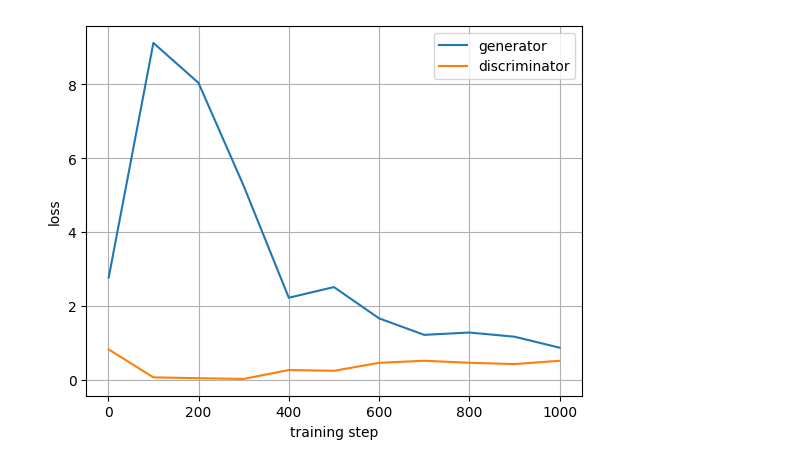
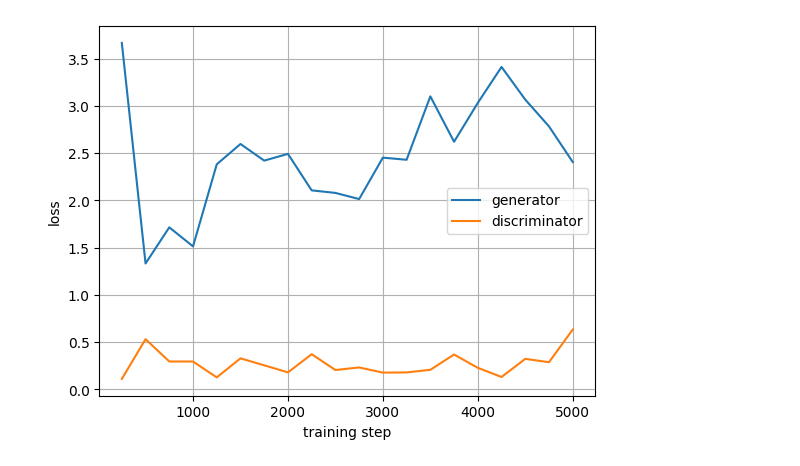
Before and after one commit to callum-lawson/egt-lab, a Jupyter notebook: gan/gan_basic.ipynb, the cells around one changed output. Drawn from its saved outputs; the diff is of its cells as text; code cells hidden in the pictures.

```diff
--- a/gan/gan_basic.ipynb
+++ b/gan/gan_basic.ipynb
@@ -320,10 +350,11 @@ def run_training_gan(
 # %%
-def setup_gan_training(optimizer, key=jax.random.key(0)):
+def setup_gan_training(optimizer, key, latent_dim):
     N_PIXELS = 784
     N_HIDDEN_LAYER = 128
     N_BINARY_CATEGORIES = 1
 
-    layer_sizes_generator = [N_PIXELS, N_HIDDEN_LAYER, N_PIXELS]
+    # Generator maps from latent space (latent_dim) to image space (N_PIXELS)
+    layer_sizes_generator = [latent_dim, N_HIDDEN_LAYER, N_PIXELS]
     layer_sizes_discriminator = [N_PIXELS, N_HIDDEN_LAYER, N_BINARY_CATEGORIES]
 
     g_key, d_key = jax.random.split(key)
@@ -356,6 +384,8 @@ def train_gan(
     n_steps=10**3,
     steps_per_save=100,
     key=jax.random.key(0),
+    batch_size: int = 128,
+    latent_dim: int = 64,
     ):
     experiment_name = make_experiment_name(optimizer)
     checkpoint_manager = initialise_checkpoint_manager(experiment_name)
@@ -363,6 +393,7 @@ def train_gan(
     generator_training_state, discriminator_training_state, key = setup_gan_training(
         optimizer=optimizer,
         key=key,
+        latent_dim=latent_dim,
     )
 
     generator_training_state, discriminator_training_state, key = run_training_gan(
@@ -373,5 +404,7 @@ def train_gan(
         key=key,
         steps_per_save=steps_per_save,
         checkpoint_manager=checkpoint_manager,
+        batch_size=batch_size,
+        latent_dim=latent_dim,
     )
     return generator_training_state, discriminator_training_state, key
@@ -380,10 +416,18 @@ train_data = prepare_data(mnist_data["train"], subsample_size=10**4)
 test_data = prepare_data(mnist_data["test"], subsample_size=10**3)
 # %%
 learning_rate = 1e-3
+batch_size = 128
+latent_dim = 64
+n_steps = 5_000
+steps_per_save = 250
+
 optimizer = optax.adam(learning_rate)
 generator_training_state, discriminator_training_state, key = train_gan(
     train_data,
     optimizer,
-    n_steps=10**3,
+    n_steps=n_steps,
+    steps_per_save=steps_per_save,
     key=jax.random.key(0),
+    batch_size=batch_size,
+    latent_dim=latent_dim,
 )
@@ -445,12 +466,19 @@ import optax
 import orbax.checkpoint as ocp
 import matplotlib.pyplot as plt
 
-# Same optimizer as training
+# Same hyperparameters as training
 learning_rate = 1e-3
+batch_size = 128
+latent_dim = 64
+
 optimizer = optax.adam(learning_rate)
 
 # Recreate template TrainStates (only used as structure for restore)
-gen_tmpl, disc_tmpl, key = setup_gan_training(optimizer, key=jax.random.key(0))
+gen_tmpl, disc_tmpl, key = setup_gan_training(
+    optimizer,
+    key=jax.random.key(0),
+    latent_dim=latent_dim,
+)
 
 experiment_name = make_experiment_name(optimizer)
 ckpt_manager = initialise_checkpoint_manager(experiment_name)
@@ -461,7 +508,7 @@ steps
 # %%
 g_losses, d_losses = [], []
 
-real_images = train_data["image"]          # or a subset for speed
+real_images = train_data["image"]  # or a subset for speed
 
 for step in steps:
     restored = ckpt_manager.restore(
@@ -476,36 +523,41 @@ for step in steps:
     # Use a fixed key so comparison across steps is fair
     key = jax.random.key(0)
     key, z_key = jax.random.split(key)
-    z_vectors = jax.random.normal(z_key, real_images.shape)
+
+    # Latent batch: (N, latent_dim), matching generator input
+    z_vectors = jax.random.normal(
+        z_key,
+        (real_images.shape[0], latent_dim),
+    )
 
     g_loss = calculate_generator_loss(
         gen_state.params,
         disc_state.params,
         gen_state.apply_fn,
         disc_state.apply_fn,
         z_vectors,
     )
     d_loss = calculate_discriminator_loss(
         disc_state.params,
         gen_state.params,
         gen_state.apply_fn,
         disc_state.apply_fn,
         z_vectors,
         real_images,
     )
 
     g_losses.append(float(g_loss))
     d_losses.append(float(d_loss))
 
 plt.plot(steps, g_losses, label="generator")
 plt.plot(steps, d_losses, label="discriminator")
 plt.xlabel("training step")
 plt.ylabel("loss")
 plt.legend()
 plt.grid(True)
 plt.show()
 # %% [output]
-[figure, old version]
+[figure, new version]
 # %%
 import matplotlib.pyplot as plt
 import numpy as np
```
Also changed, not shown: parts of 11 cells of this notebook.
